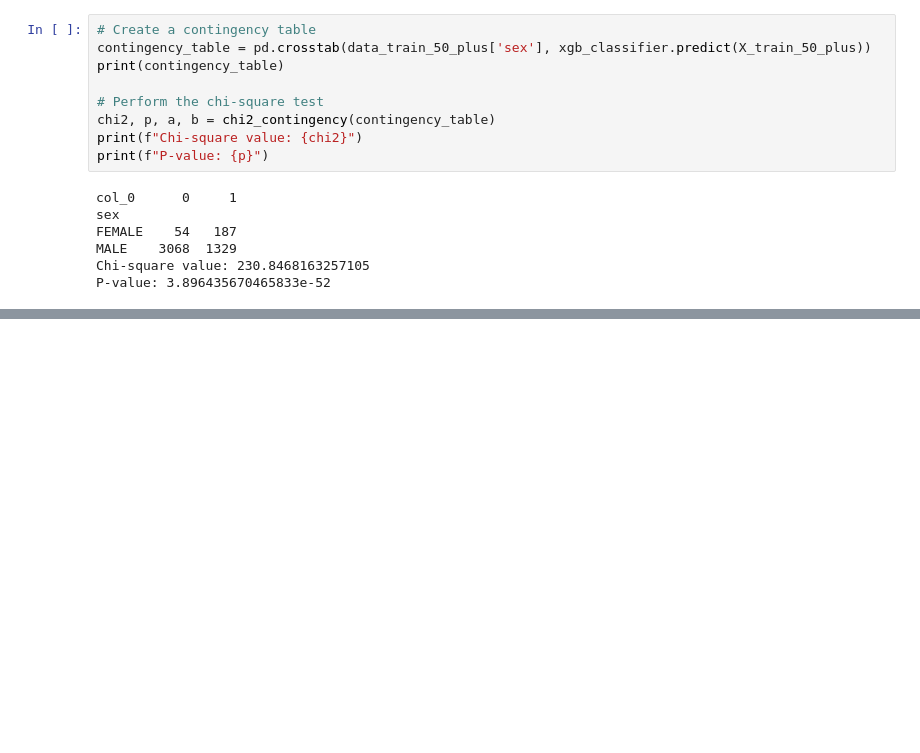
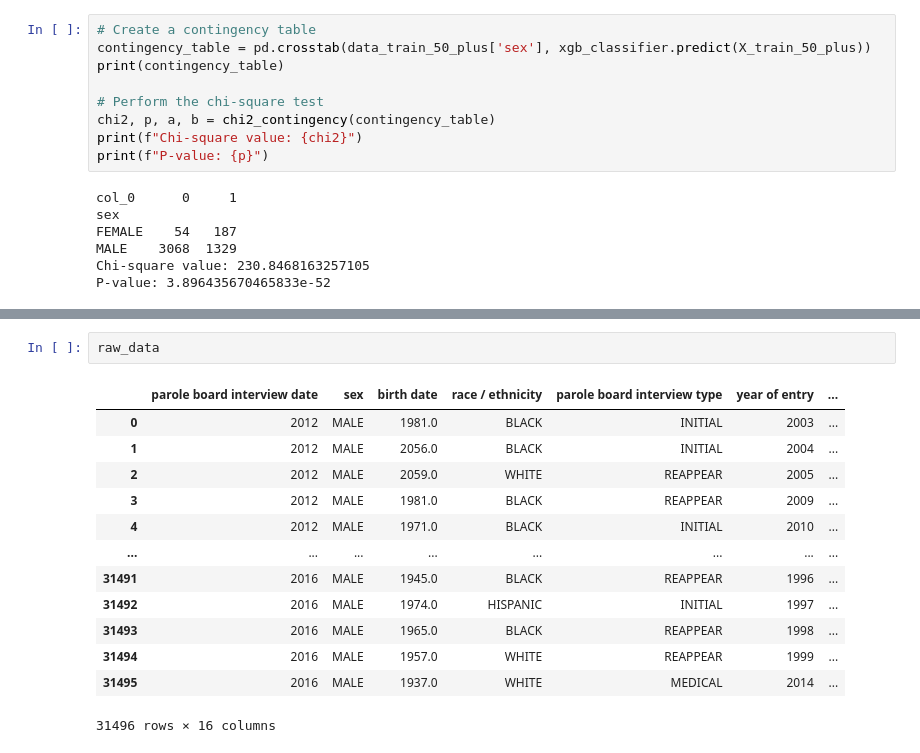
Before and after one commit to Idrissben/Interpretable-jimams, a Jupyter notebook: notebooks/fairness_tests.ipynb, the cells around one changed output, grey strips where cells are left out. Drawn from its saved outputs; the diff is of its cells as text; blank space fills up the shorter version.

```diff
--- a/notebooks/fairness_tests.ipynb
+++ b/notebooks/fairness_tests.ipynb
@@ -213,0 +265,16 @@ P-value: 3.896435670465833e-52
+# %%
+raw_data
+# %% [output]
+|  | parole board interview date | sex | birth date | race / ethnicity | parole board interview type | year of entry | ... |
+| 0 | 2012 | MALE | 1981.0 | BLACK | INITIAL | 2003 | ... |
+| 1 | 2012 | MALE | 2056.0 | BLACK | INITIAL | 2004 | ... |
+| 2 | 2012 | MALE | 2059.0 | WHITE | REAPPEAR | 2005 | ... |
+| 3 | 2012 | MALE | 1981.0 | BLACK | REAPPEAR | 2009 | ... |
+| 4 | 2012 | MALE | 1971.0 | BLACK | INITIAL | 2010 | ... |
+| ... | ... | ... | ... | ... | ... | ... | ... |
+| 31491 | 2016 | MALE | 1945.0 | BLACK | REAPPEAR | 1996 | ... |
+| 31492 | 2016 | MALE | 1974.0 | HISPANIC | INITIAL | 1997 | ... |
+| 31493 | 2016 | MALE | 1965.0 | BLACK | REAPPEAR | 1998 | ... |
+| 31494 | 2016 | MALE | 1957.0 | WHITE | REAPPEAR | 1999 | ... |
+| 31495 | 2016 | MALE | 1937.0 | WHITE | MEDICAL | 2014 | ... |
+31496 rows × 16 columns
```
Also changed, not shown: parts of 5 cells of this notebook.
